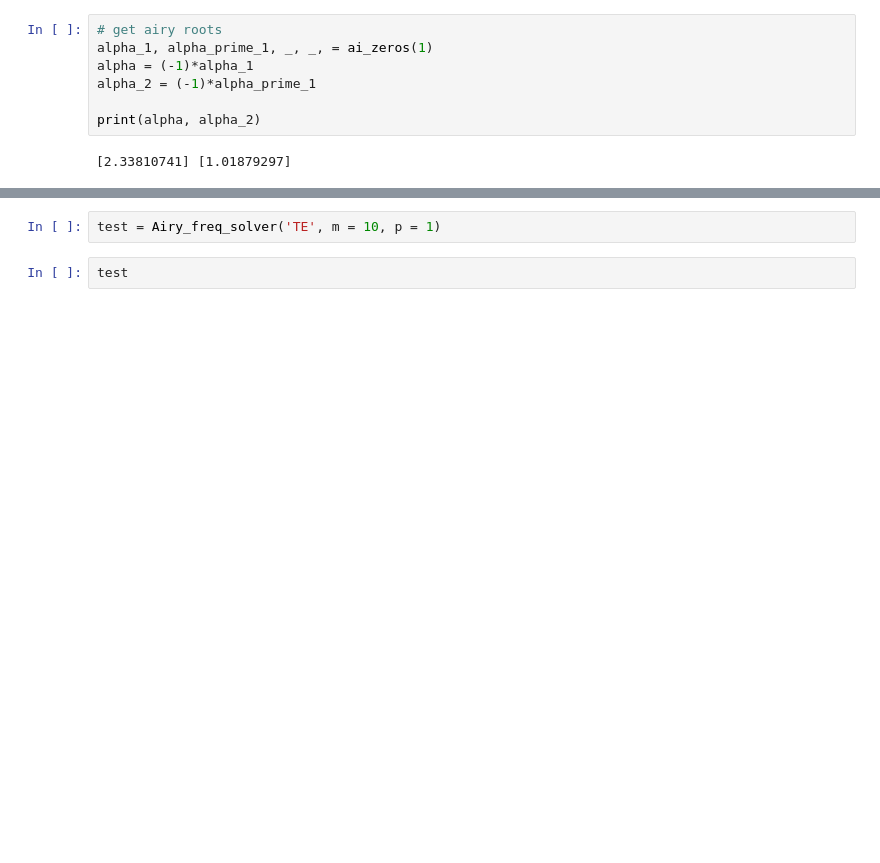
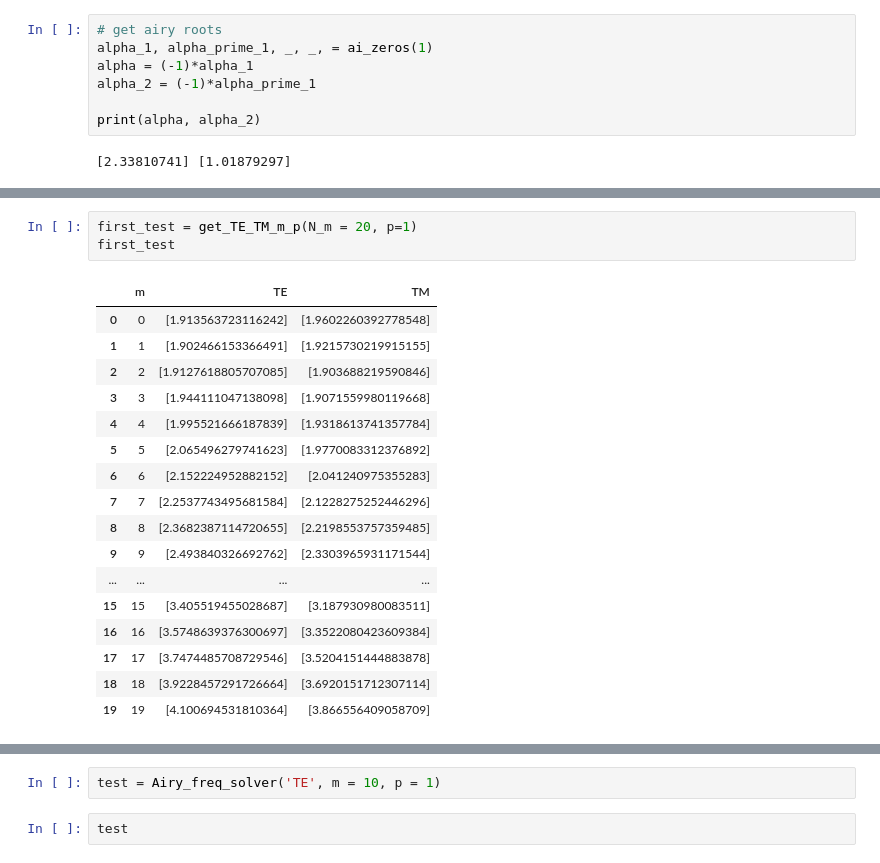
Before and after one commit to leay01/whispering_gallery_MAIN, a Jupyter notebook: wgm_code/eigenCSV/WGM_EQ_AIRY.ipynb, the cells around one changed output, grey strips where cells are left out. Cells and saved outputs as stored; diff of their text form; blank space fills up the shorter version.

```diff
--- a/wgm_code/eigenCSV/WGM_EQ_AIRY.ipynb
+++ b/wgm_code/eigenCSV/WGM_EQ_AIRY.ipynb
@@ -85,0 +112,21 @@ def Airy_freq_solver(mode_kind, m, p, mu_r = 1,epsilon_r = 9.7598758464,
+# %%
+first_test = get_TE_TM_m_p(N_m = 20, p=1)
+first_test
+# %% [output]
+|  | m | TE | TM |
+| 0 | 0 | [1.913563723116242] | [1.9602260392778548] |
+| 1 | 1 | [1.902466153366491] | [1.9215730219915155] |
+| 2 | 2 | [1.9127618805707085] | [1.903688219590846] |
+| 3 | 3 | [1.944111047138098] | [1.9071559980119668] |
+| 4 | 4 | [1.995521666187839] | [1.9318613741357784] |
+| 5 | 5 | [2.065496279741623] | [1.9770083312376892] |
+| 6 | 6 | [2.152224952882152] | [2.041240975355283] |
+| 7 | 7 | [2.2537743495681584] | [2.1228275252446296] |
+| 8 | 8 | [2.3682387114720655] | [2.2198553757359485] |
+| 9 | 9 | [2.493840326692762] | [2.3303965931171544] |
+| ... | ... | ... | ... |
+| 15 | 15 | [3.405519455028687] | [3.187930980083511] |
+| 16 | 16 | [3.5748639376300697] | [3.3522080423609384] |
+| 17 | 17 | [3.7474485708729546] | [3.5204151444883878] |
+| 18 | 18 | [3.9228457291726664] | [3.6920151712307114] |
+| 19 | 19 | [4.100694531810364] | [3.866556409058709] |
```
Also changed, not shown: parts of 19 cells of this notebook, 1 other file.
